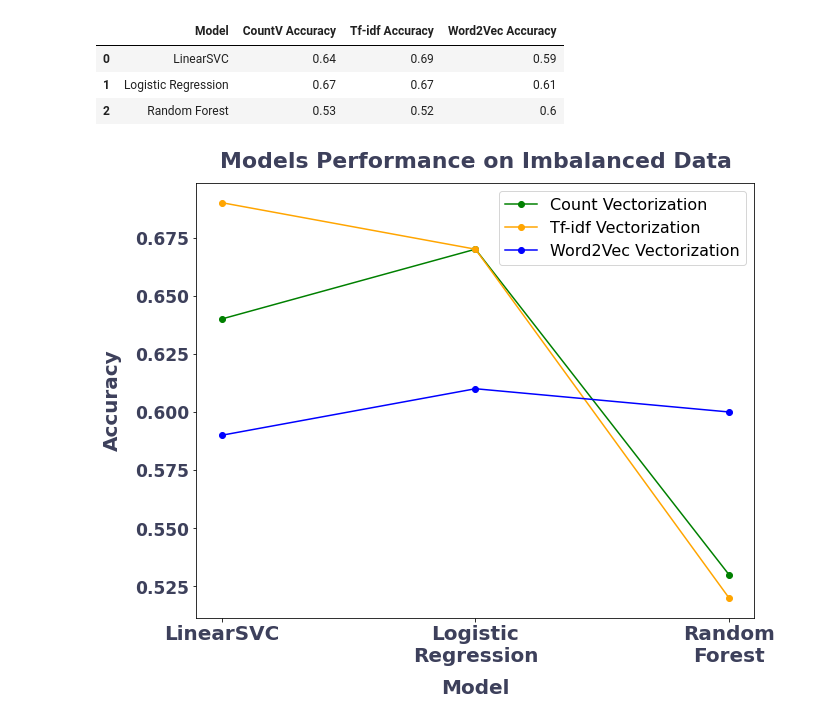
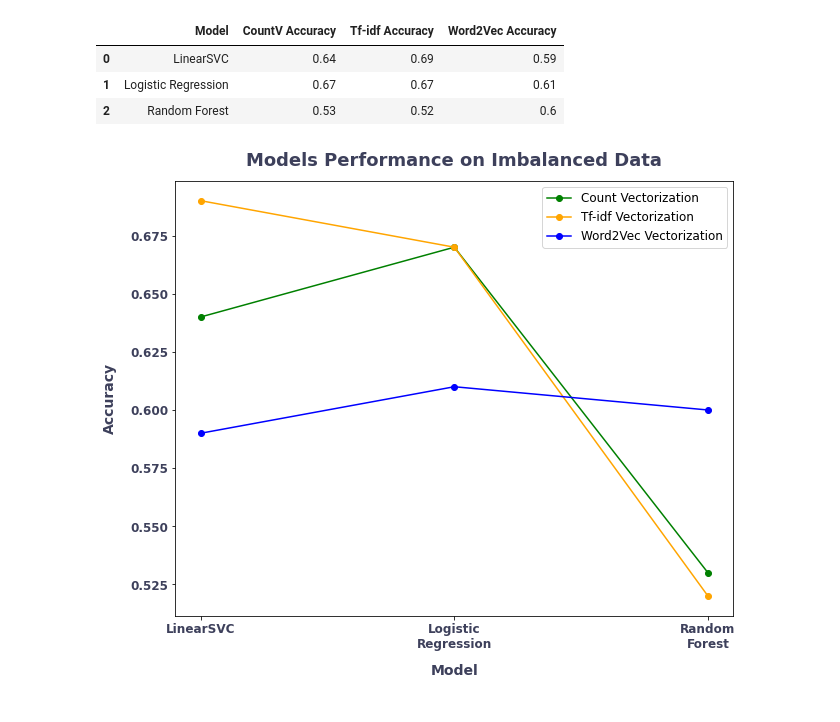
Before and after one commit to github-prathma/News-ClassificationAnalysis, a Jupyter notebook: NewsClassification.ipynb, the cells around one changed output. Saved outputs shown, nothing was run; the diff lists cells and outputs as text; code cells hidden in the pictures.

Commit message:
graphs reset

```diff
--- a/NewsClassification.ipynb
+++ b/NewsClassification.ipynb
@@ -1442,18 +1442,18 @@ models_imbal_df
 # %%
 x = model_names
 y_cvec = cvec_im_accs
 y_tfidf = tfidf_im_accs
 y_w2v = w2v_im_accs
 plt.figure(figsize=(10,8))
 plt.plot(x, y_cvec, label= "Count Vectorization", color='green', marker='o')
 plt.plot(x, y_tfidf, label= "Tf-idf Vectorization", color='orange', marker='o')
 plt.plot(x, y_w2v, label= "Word2Vec Vectorization", color='blue', marker='o')
-plt.title('Models Performance on Imbalanced Data', fontweight="bold", fontsize=22, color="#3D405B", pad=15)
-plt.xlabel('Model', fontsize = 20, labelpad=13, color="#3D405B", fontweight="bold")
-plt.ylabel('Accuracy', fontsize=20, labelpad=13, color="#3D405B", fontweight="bold")
-plt.xticks(fontweight="bold", fontsize=20, color="#3D405B")
-plt.yticks(fontweight="bold", fontsize=17, color="#3D405B")
-plt.legend(fontsize=16, loc='upper right')
+plt.title('Models Performance on Imbalanced Data', fontweight="bold", fontsize=18, color="#3D405B", pad=15)
+plt.xlabel('Model', fontsize = 14, labelpad=13, color="#3D405B", fontweight="bold")
+plt.ylabel('Accuracy', fontsize=14, labelpad=13, color="#3D405B", fontweight="bold")
+plt.xticks(fontweight="bold", fontsize=12, color="#3D405B")
+plt.yticks(fontweight="bold", fontsize=12, color="#3D405B")
+plt.legend(fontsize=12, loc='upper right')
 plt.show()
 # %% [output]
-[figure, old version]
+[figure, new version]
```
Also changed, not shown: parts of 1 cell of this notebook.
